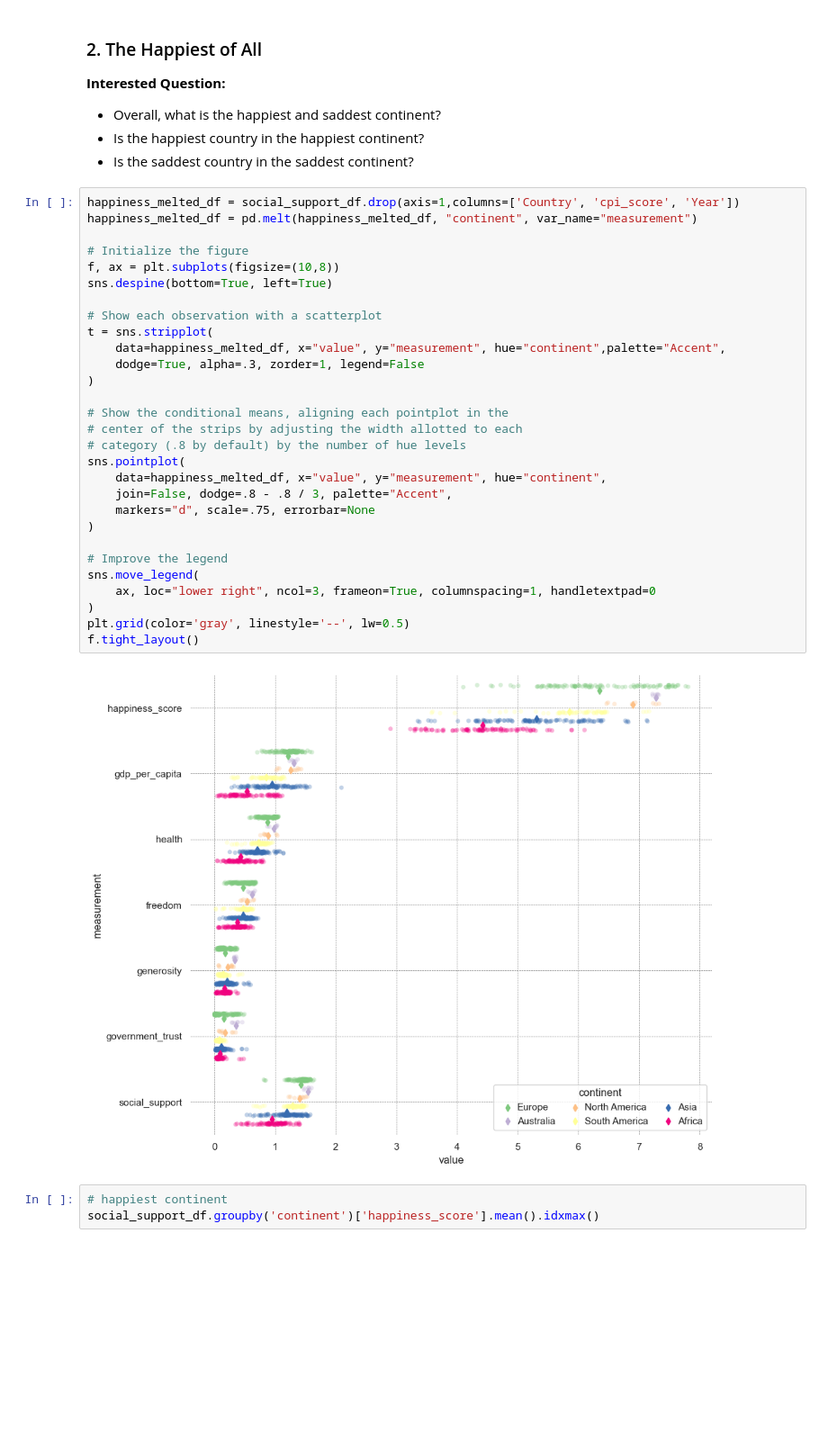
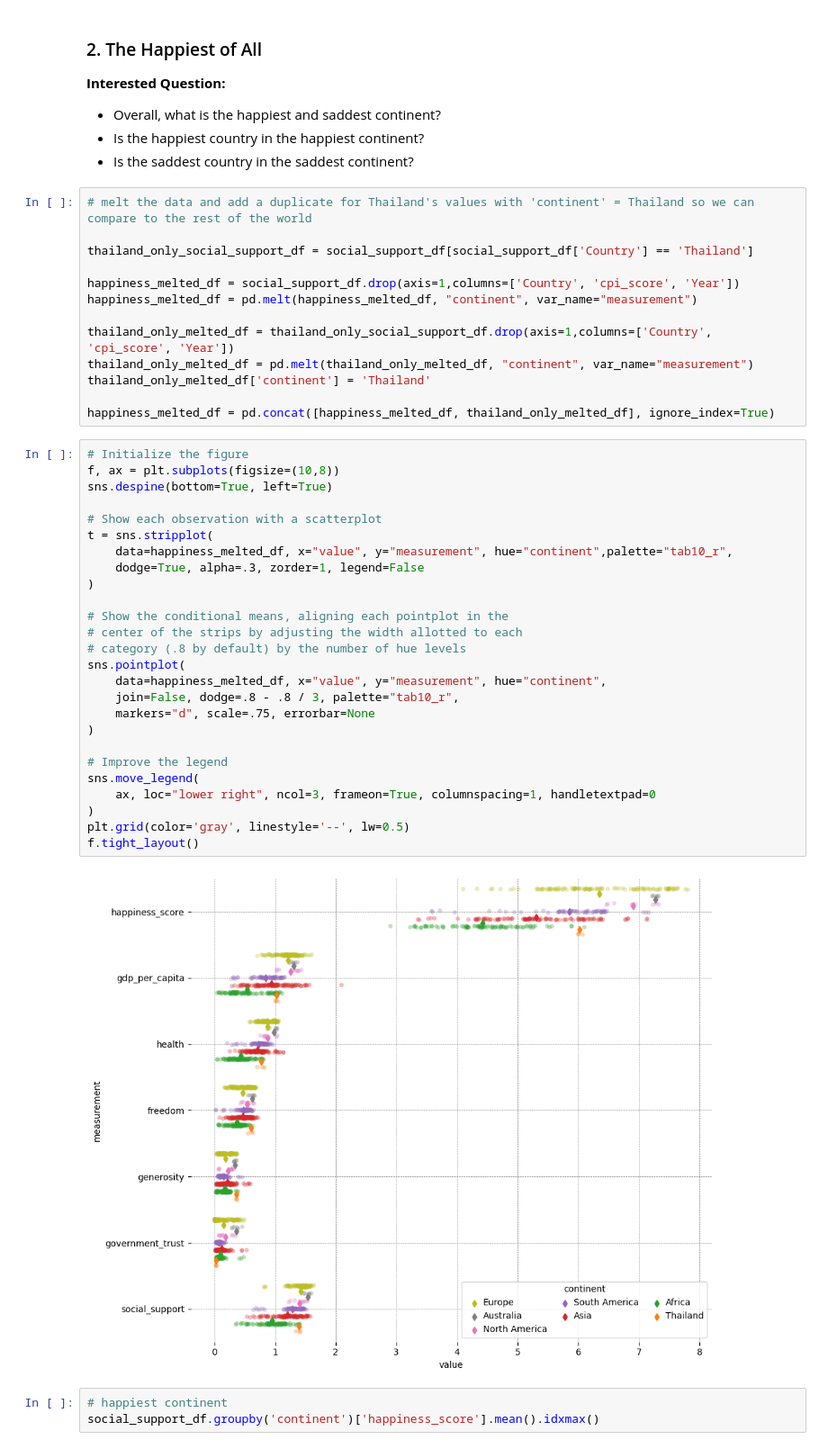
Before and after one commit to sudo-lucifer/eda-project, a Jupyter notebook: EDA_Project.ipynb, the cells around one changed output. Shown at 90% size. Cells and saved outputs as stored; diff of their text form; blank space fills up the shorter version.

```diff
--- a/EDA_Project.ipynb
+++ b/EDA_Project.ipynb
@@ -108,37 +116,47 @@ for continent, color in zip(happiness_df['continent'].unique(), colors):
 - Overall, what is the happiest and saddest continent?
 - Is the happiest country in the happiest continent?
 - Is the saddest country in the saddest continent?
+# %%
+# melt the data and add a duplicate for Thailand's values with 'continent' = Thailand so we can compare to the rest of the world
+
+thailand_only_social_support_df = social_support_df[social_support_df['Country'] == 'Thailand']
+
+happiness_melted_df = social_support_df.drop(axis=1,columns=['Country', 'cpi_score', 'Year'])
+happiness_melted_df = pd.melt(happiness_melted_df, "continent", var_name="measurement")
+
+thailand_only_melted_df = thailand_only_social_support_df.drop(axis=1,columns=['Country', 'cpi_score', 'Year'])
+thailand_only_melted_df = pd.melt(thailand_only_melted_df, "continent", var_name="measurement")
+thailand_only_melted_df['continent'] = 'Thailand'
+
+happiness_melted_df = pd.concat([happiness_melted_df, thailand_only_melted_df], ignore_index=True)
 # %%
-happiness_melted_df = social_support_df.drop(axis=1,columns=['Country', 'cpi_score', 'Year'])
-happiness_melted_df = pd.melt(happiness_melted_df, "continent", var_name="measurement")
-
 # Initialize the figure
 f, ax = plt.subplots(figsize=(10,8))
 sns.despine(bottom=True, left=True)
 
 # Show each observation with a scatterplot
 t = sns.stripplot(
-    data=happiness_melted_df, x="value", y="measurement", hue="continent",palette="Accent",
+    data=happiness_melted_df, x="value", y="measurement", hue="continent",palette="tab10_r",
     dodge=True, alpha=.3, zorder=1, legend=False
 )
 
 # Show the conditional means, aligning each pointplot in the
 # center of the strips by adjusting the width allotted to each
 # category (.8 by default) by the number of hue levels
 sns.pointplot(
     data=happiness_melted_df, x="value", y="measurement", hue="continent",
-    join=False, dodge=.8 - .8 / 3, palette="Accent",
+    join=False, dodge=.8 - .8 / 3, palette="tab10_r",
     markers="d", scale=.75, errorbar=None
 )
 
 # Improve the legend
 sns.move_legend(
     ax, loc="lower right", ncol=3, frameon=True, columnspacing=1, handletextpad=0
 )
 plt.grid(color='gray', linestyle='--', lw=0.5)
 f.tight_layout()
 # %% [output]
-[figure, old version]
+[figure, new version]
 # %%
 # happiest continent
 social_support_df.groupby('continent')['happiness_score'].mean().idxmax()
```
Also changed, not shown: parts of 10 cells of this notebook.
